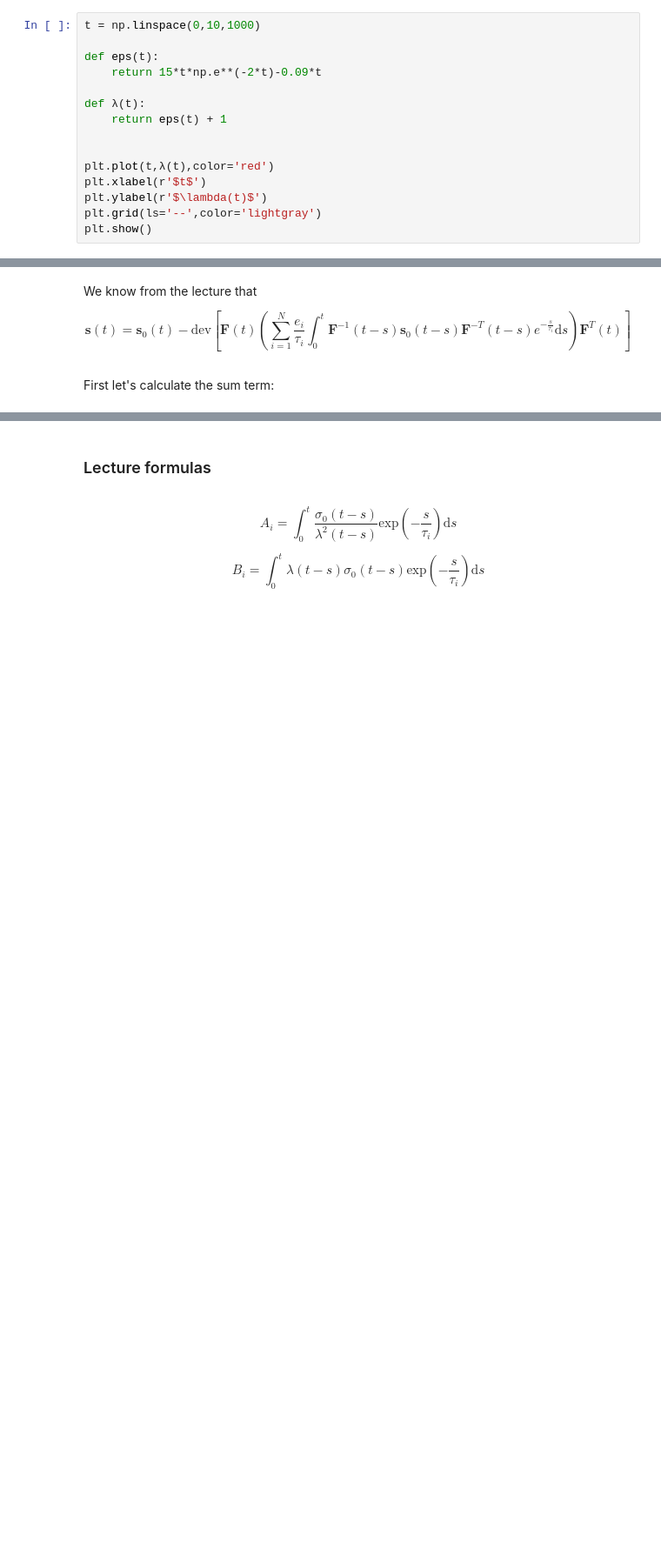
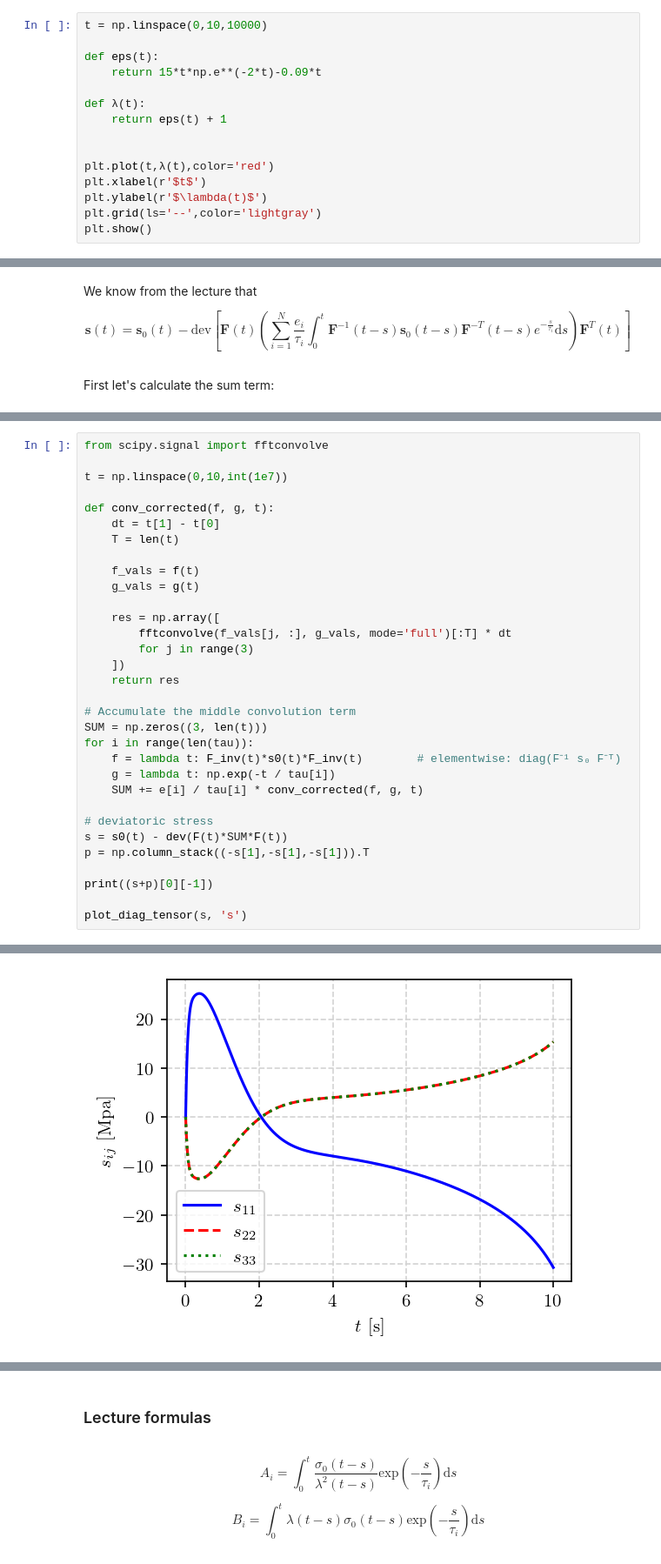
Before and after one commit to zsoca000/Finite-elastic-deformations-HW1, a Jupyter notebook: solution2.ipynb, the cells around one changed output, grey strips where cells are left out. Shown at 87% size. Cells and saved outputs as stored; diff of their text form; blank space fills up the shorter version.

```diff
--- a/solution2.ipynb
+++ b/solution2.ipynb
@@ -177,7 +177,7 @@ $$
 \lambda = \varepsilon + 1 = 15t\cdot e^{-2t}-0.09t + 1
 $$
 # %%
-t = np.linspace(0,10,1000)
+t = np.linspace(0,10,10000)
 
 def eps(t):
     return 15*t*np.e**(-2*t)-0.09*t
@@ -333,0 +324,33 @@ $$
+# %%
+from scipy.signal import fftconvolve
+
+t = np.linspace(0,10,int(1e7))
+
+def conv_corrected(f, g, t):
+    dt = t[1] - t[0]
+    T = len(t)
+
+    f_vals = f(t)
+    g_vals = g(t)
+
+    res = np.array([
+        fftconvolve(f_vals[j, :], g_vals, mode='full')[:T] * dt
+        for j in range(3)
+    ])
+    return res
+
+# Accumulate the middle convolution term
+SUM = np.zeros((3, len(t)))
+for i in range(len(tau)):
+    f = lambda t: F_inv(t)*s0(t)*F_inv(t)        # elementwise: diag(F⁻¹ s₀ F⁻ᵀ)
+    g = lambda t: np.exp(-t / tau[i])
+    SUM += e[i] / tau[i] * conv_corrected(f, g, t)
+
+# deviatoric stress
+s = s0(t) - dev(F(t)*SUM*F(t))
+p = np.column_stack((-s[1],-s[1],-s[1])).T
+
+print((s+p)[0][-1])
+
+plot_diag_tensor(s, 's')
+# %% [output]
@@ -334,3 +358,4 @@ $$
+[figure, added]
 # %%
 plot_diag_tensor(s+p, r'\sigma')
 # %% [output]
```
Also changed, not shown: parts of 8 cells of this notebook, 6 other files.
